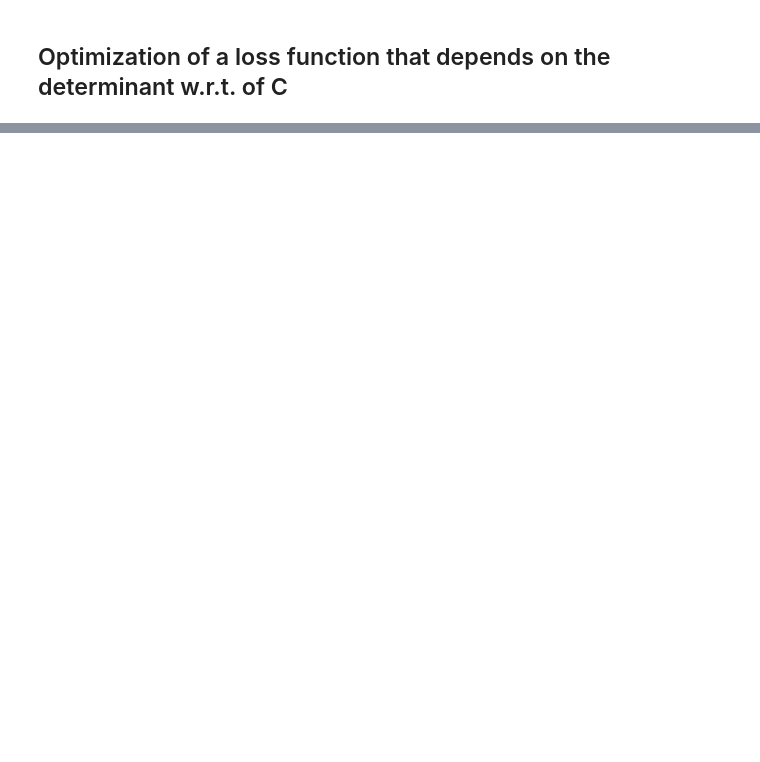
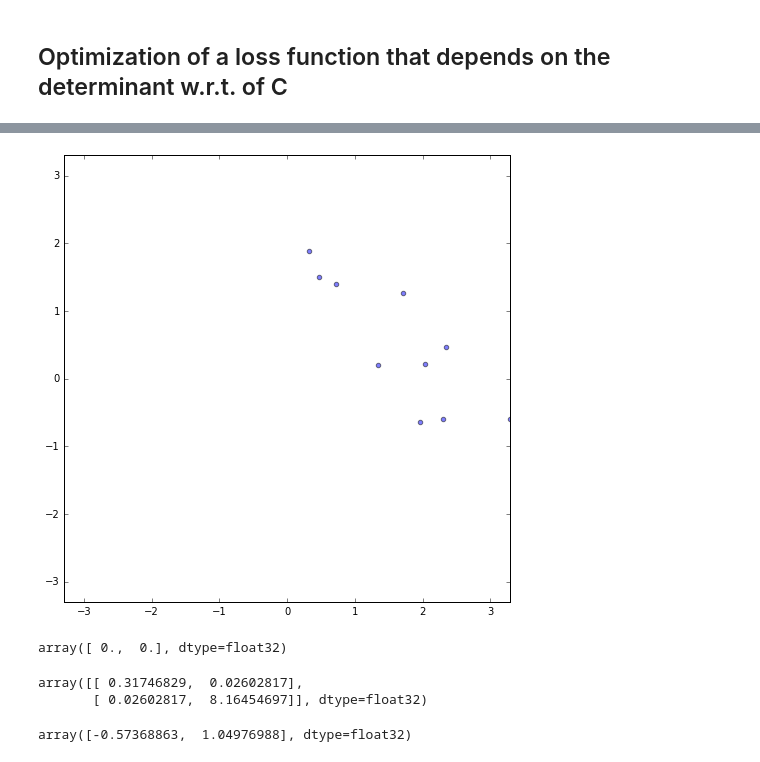
Before and after one commit to ogrisel/notebooks, a Jupyter notebook: gmm/GMM with SGD.ipynb, the cells around one changed output, grey strips where cells are left out. Cells and saved outputs as stored; diff of their text form; code cells hidden in the pictures; blank space fills up the shorter version.

```diff
--- a/gmm/GMM with SGD.ipynb
+++ b/gmm/GMM with SGD.ipynb
@@ -139,0 +173,7 @@ array([[ 0.34828625,  0.28332359],
+# %%
+def sample_batch(batch_size):
+    return rng.multivariate_normal(mean=[1, 1], cov=[[1, -.9], [-.9, 1]],
+                                 size=batch_size).astype(np.float32)
+
+X_data = sample_batch(batch_size=batch_size)
+X_data
@@ -139,0 +191,8 @@ array([[ 0.34828625,  0.28332359],
+# %%
+max_abs = np.abs(X_data).max()
+plt.figure(figsize=(8, 8))
+plt.xlim(-max_abs, max_abs)
+plt.ylim(-max_abs, max_abs)
+plt.scatter(X_data[:, 0], X_data[:, 1], alpha=0.5);
+# %% [output]
+[figure, added]
@@ -140 +233,14 @@ array([[ 0.34828625,  0.28332359],
+# %%
+mu.eval()
+# %% [output]
+array([ 0.,  0.], dtype=float32)
+# %%
+P.eval()
+# %% [output]
+array([[ 0.31746829,  0.02602817],
+       [ 0.02602817,  8.16454697]], dtype=float32)
+# %%
+d.eval()
+# %% [output]
+array([-0.57368863,  1.04976988], dtype=float32)
 # %%
```
Also changed, not shown: parts of 37 cells of this notebook.
